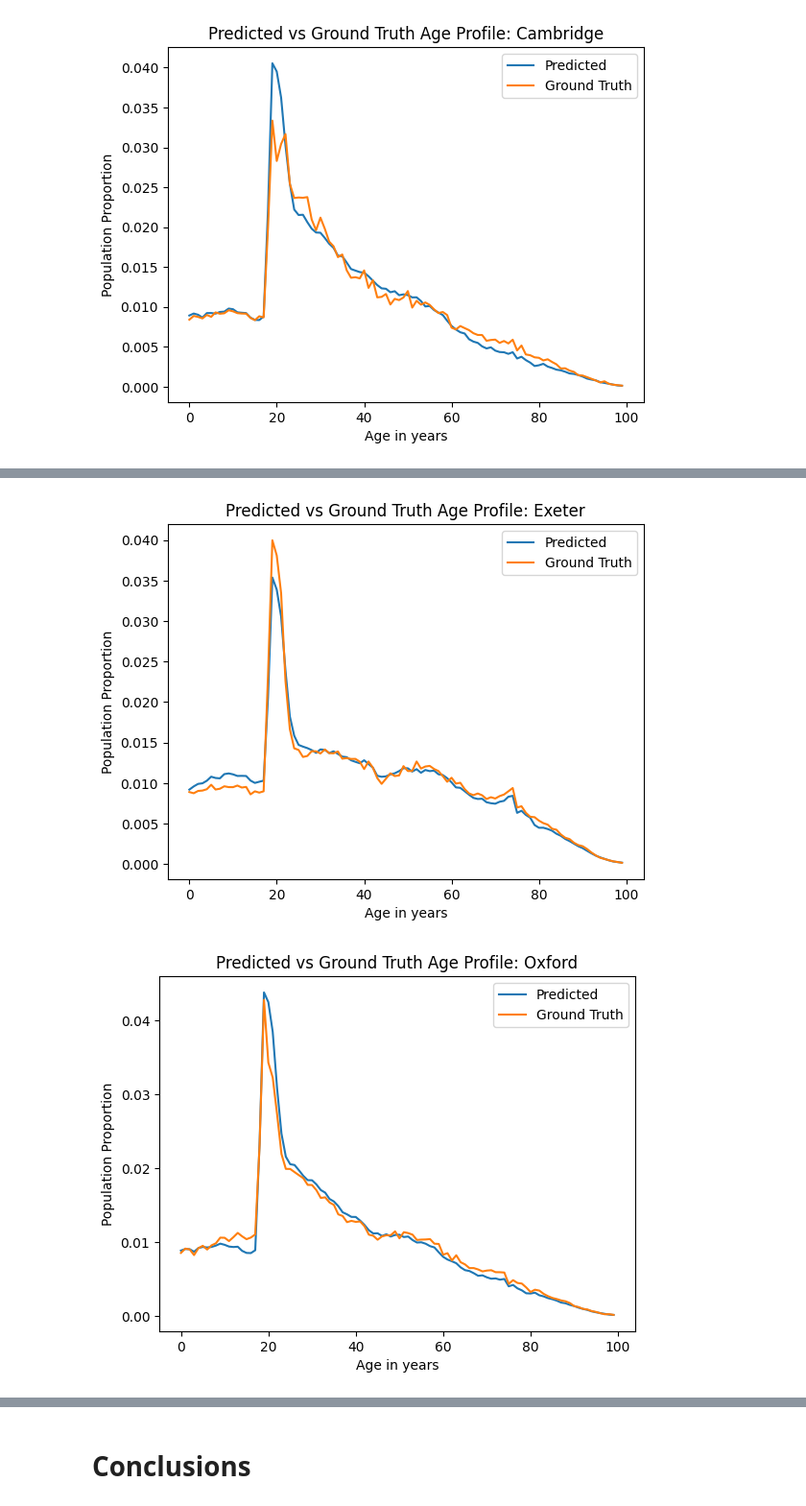
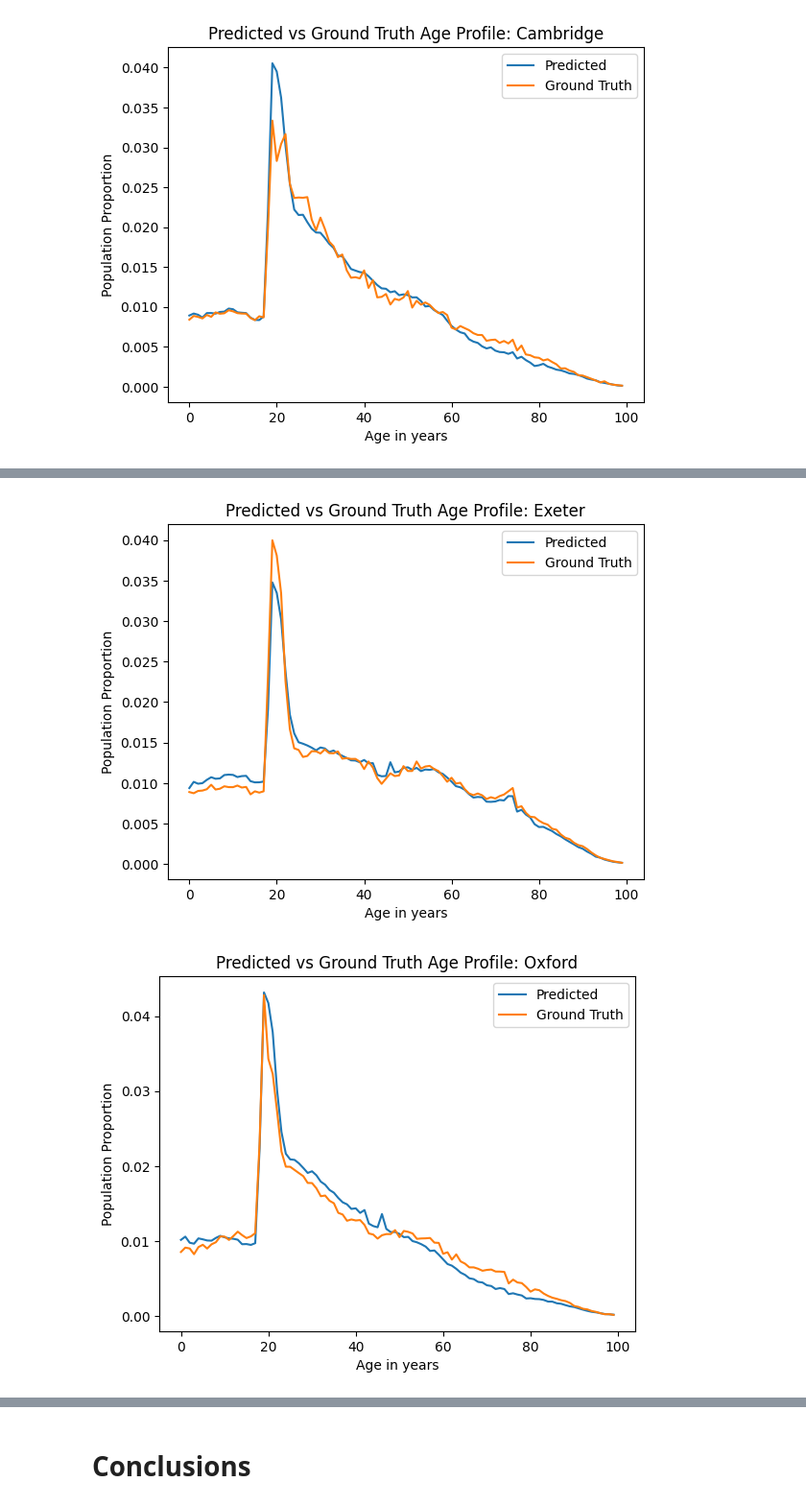
Before and after one commit to Navaneeth2906/nm803_ads_2024, a Jupyter notebook: Practical_3.ipynb, the cells around one changed output, grey strips where cells are left out. Shown at 96% size. Cells and saved outputs as stored; diff of their text form; code cells hidden in the pictures.

```diff
--- a/Practical_3.ipynb
+++ b/Practical_3.ipynb
@@ -1408,32 +1384,0 @@ X
-# %%
-coefficients_dict = {}
-
-for i in norm_age_df.columns:
-    df = pd.concat([X, norm_age_df[i]], axis=1)
-    y = df[i]
-    model = sm.OLS(y, X)
-    results = model.fit()
-    coefficients_dict[i] = results.params
-
-# Convert the dictionary into a DataFrame
-coefficients_df = pd.DataFrame(coefficients_dict)
-
-# Transpose to get the coefficients in a more readable format
-coefficients_df = coefficients_df.T
-df = coefficients_df.drop(columns = ['const'])
-
-# Display the coefficients DataFrame
-plt.figure(figsize=(12, 8))
-x_values = range(100)
-
-# Plot each column
-for column in df.columns:
-    plt.plot(x_values, df[column], label=column)
-
-# Adding title and labels
-plt.title("Column Data Plot")
-plt.xlabel("Index")
-plt.ylabel("Values")
-plt.legend()
-plt.grid()
-plt.show()
@@ -1441,0 +1385,2 @@ plt.show()
+# %%
+B = fav_model(X, norm_age_df, 0.000001, 0.6)
@@ -1451,7 +1398,7 @@ Play around with the method to find cities where your model works very well, but
 Write your answer to exercise 9 here
 # %%
 
-def city_to_plot(name):
+def city_to_plot(name, coefficients_df):
   city = X.loc[name]
   y = []
   for i in range(100):
@@ -1471,9 +1422,9 @@ city_to_plot('Cambridge')
 # %%
-city_to_plot('Exeter')
+city_to_plot('Exeter', B)
 # %% [output]
-[figure, old version]
+[figure, new version]
 # %%
-city_to_plot('Oxford')
+city_to_plot('Oxford', B)
 # %% [output]
-[figure, old version]
+[figure, new version]
 # %%
```
Also changed, not shown: parts of 18 cells of this notebook.
